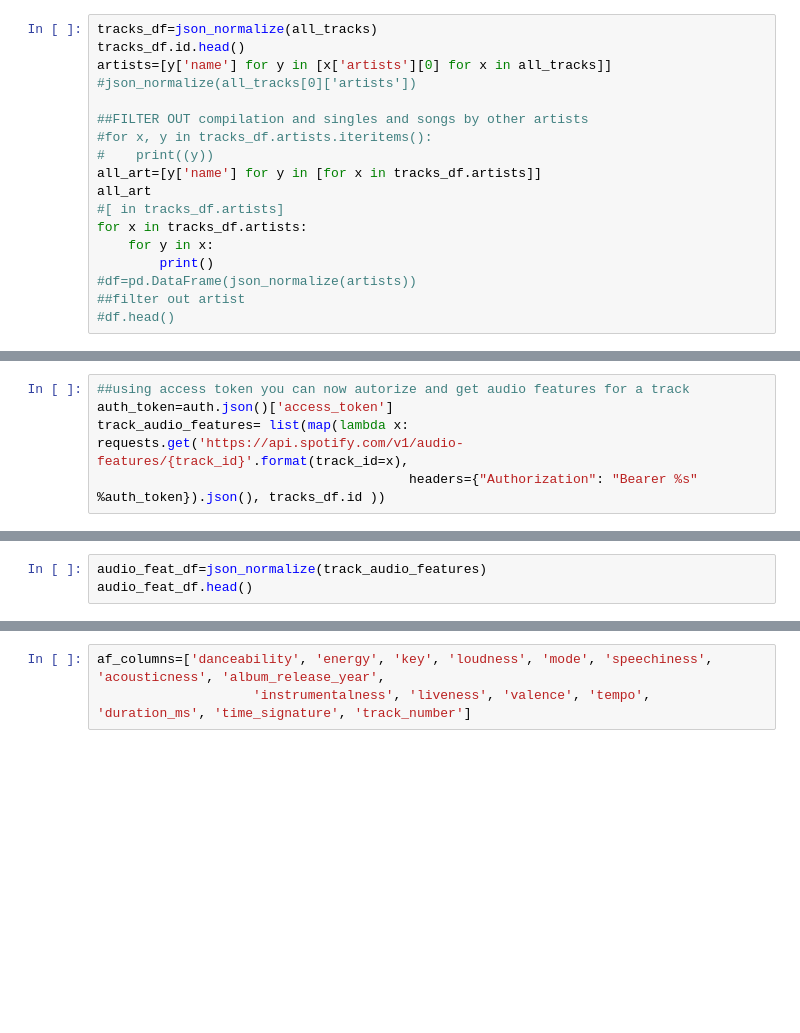
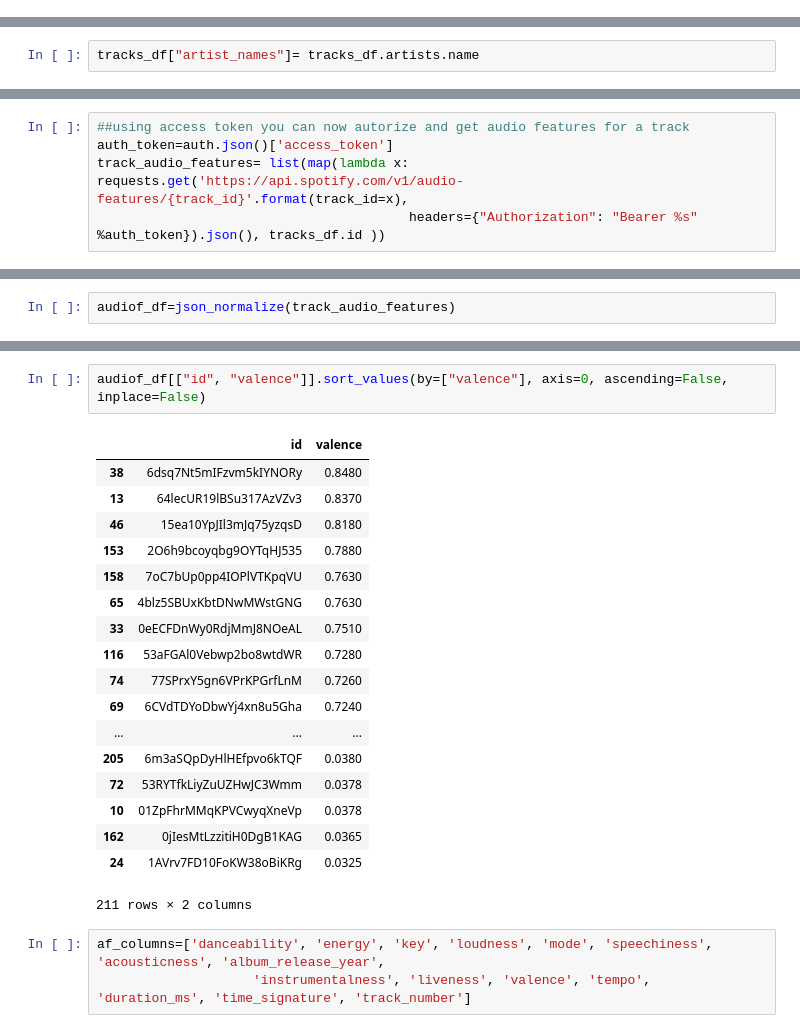
Before and after one commit to zelatyna/spotify_fun, a Jupyter notebook: spotify_analysis.ipynb, the cells around one changed output, grey strips where cells are left out. Saved outputs shown, nothing was run; the diff lists cells and outputs as text; blank space fills up the shorter version.

```diff
--- a/spotify_analysis.ipynb
+++ b/spotify_analysis.ipynb
@@ -163,21 +229,3 @@ pp.pprint(all_tracks[0])
  'track_number': 1,
  'type': 'track',
  'uri': 'spotify:track:3pcCifdPTc2BbqmWpEhtUd'}
-# %%
-tracks_df=json_normalize(all_tracks)
-tracks_df.id.head()
-artists=[y['name'] for y in [x['artists'][0] for x in all_tracks]]
-#json_normalize(all_tracks[0]['artists'])
-
-##FILTER OUT compilation and singles and songs by other artists
-#for x, y in tracks_df.artists.iteritems():
-#    print((y))
-all_art=[y['name'] for y in [for x in tracks_df.artists]]
-all_art
-#[ in tracks_df.artists]
-for x in tracks_df.artists:
-    for y in x:
-        print()
-#df=pd.DataFrame(json_normalize(artists))
-##filter out artist
-#df.head()
@@ -185,0 +278,2 @@ SyntaxError: invalid syntax (<ipython-input-282-62353ff34d04>, line 9)
+# %%
+tracks_df["artist_names"]= tracks_df.artists.name
@@ -232,3 +320,2 @@ pp.pprint(track_audio_features)
 # %%
-audio_feat_df=json_normalize(track_audio_features)
-audio_feat_df.head()
+audiof_df=json_normalize(track_audio_features)
@@ -242,3 +338,24 @@ audio_feat_df.head()
+# %%
+audiof_df[["id", "valence"]].sort_values(by=["valence"], axis=0, ascending=False, inplace=False)
+# %% [output]
+|  | id | valence |
+| 38 | 6dsq7Nt5mIFzvm5kIYNORy | 0.8480 |
+| 13 | 64lecUR19lBSu317AzVZv3 | 0.8370 |
+| 46 | 15ea10YpJIl3mJq75yzqsD | 0.8180 |
+| 153 | 2O6h9bcoyqbg9OYTqHJ535 | 0.7880 |
+| 158 | 7oC7bUp0pp4IOPlVTKpqVU | 0.7630 |
+| 65 | 4blz5SBUxKbtDNwMWstGNG | 0.7630 |
+| 33 | 0eECFDnWy0RdjMmJ8NOeAL | 0.7510 |
+| 116 | 53aFGAl0Vebwp2bo8wtdWR | 0.7280 |
+| 74 | 77SPrxY5gn6VPrKPGrfLnM | 0.7260 |
+| 69 | 6CVdTDYoDbwYj4xn8u5Gha | 0.7240 |
+| ... | ... | ... |
+| 205 | 6m3aSQpDyHlHEfpvo6kTQF | 0.0380 |
+| 72 | 53RYTfkLiyZuUZHwJC3Wmm | 0.0378 |
+| 10 | 01ZpFhrMMqKPVCwyqXneVp | 0.0378 |
+| 162 | 0jIesMtLzzitiH0DgB1KAG | 0.0365 |
+| 24 | 1AVrv7FD10FoKW38oBiKRg | 0.0325 |
+211 rows × 2 columns
 # %%
 af_columns=['danceability', 'energy', 'key', 'loudness', 'mode', 'speechiness', 'acousticness', 'album_release_year',
                     'instrumentalness', 'liveness', 'valence', 'tempo', 'duration_ms', 'time_signature', 'track_number']
```
Also changed, not shown: parts of 28 cells of this notebook.
